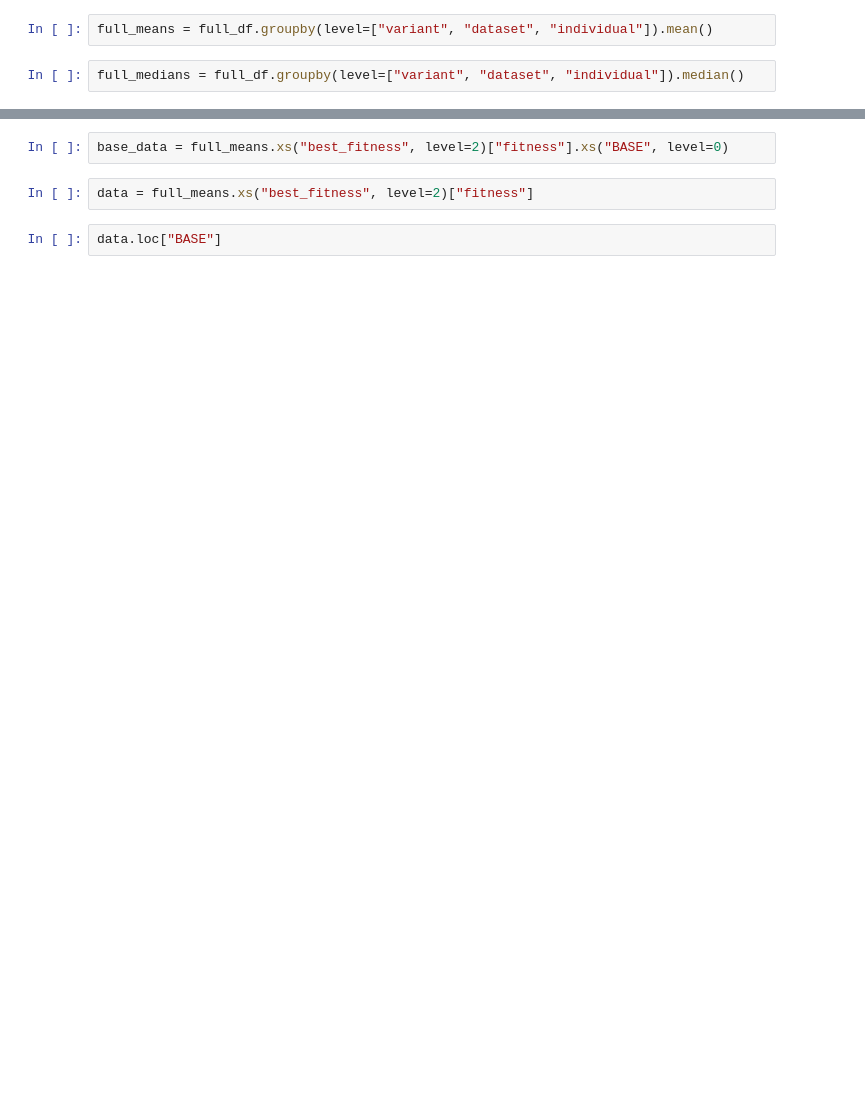
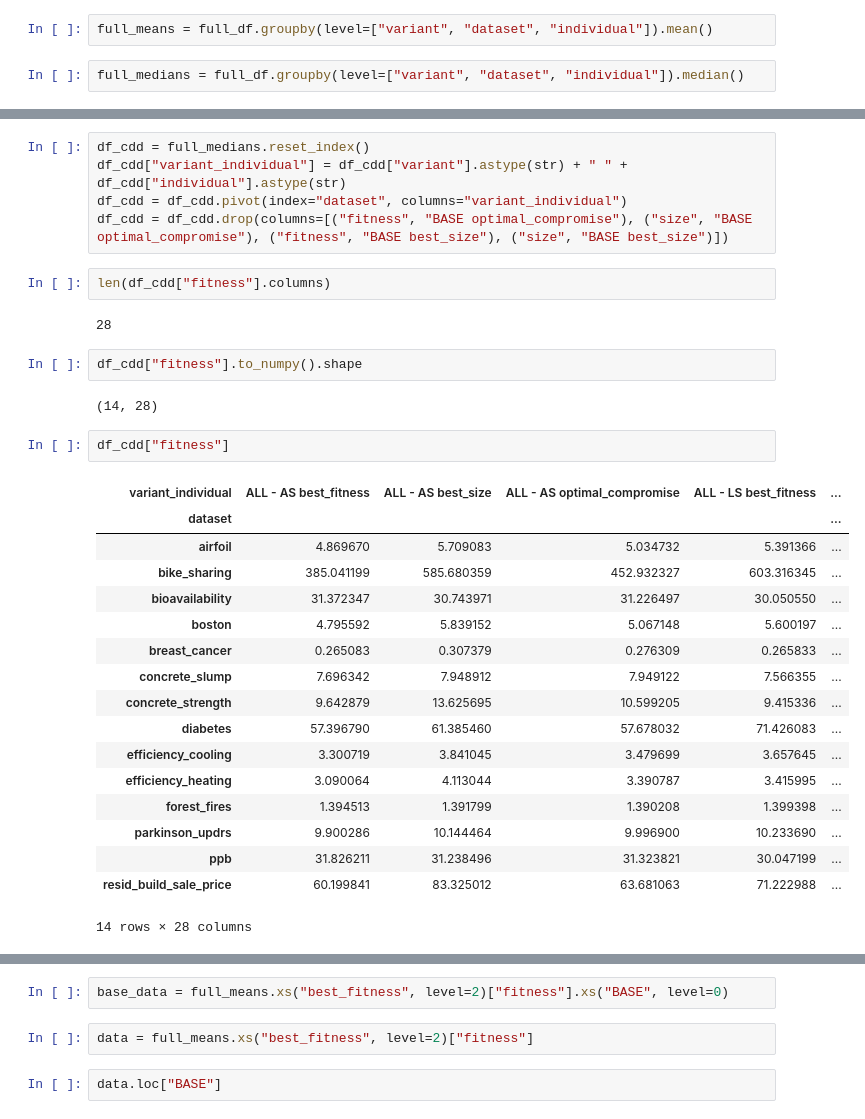
Before and after one commit to lachlanjs/species-ss-slim-gsgp, a Jupyter notebook: slim_gsgp/reproduce_test.ipynb, the cells around one changed output, grey strips where cells are left out. Cells and saved outputs as stored; diff of their text form; blank space fills up the shorter version.

```diff
--- a/slim_gsgp/reproduce_test.ipynb
+++ b/slim_gsgp/reproduce_test.ipynb
@@ -21,0 +80,33 @@ full_medians = full_df.groupby(level=["variant", "dataset", "individual"]).media
+# %%
+df_cdd = full_medians.reset_index()
+df_cdd["variant_individual"] = df_cdd["variant"].astype(str) + " " + df_cdd["individual"].astype(str)
+df_cdd = df_cdd.pivot(index="dataset", columns="variant_individual")
+df_cdd = df_cdd.drop(columns=[("fitness", "BASE optimal_compromise"), ("size", "BASE optimal_compromise"), ("fitness", "BASE best_size"), ("size", "BASE best_size")])
+# %%
+len(df_cdd["fitness"].columns)
+# %% [output]
+28
+# %%
+df_cdd["fitness"].to_numpy().shape
+# %% [output]
+(14, 28)
+# %%
+df_cdd["fitness"]
+# %% [output]
+| variant_individual | ALL - AS best_fitness | ALL - AS best_size | ALL - AS optimal_compromise | ALL - LS best_fitness | ... |
+| dataset |  |  |  |  | ... |
+| airfoil | 4.869670 | 5.709083 | 5.034732 | 5.391366 | ... |
+| bike_sharing | 385.041199 | 585.680359 | 452.932327 | 603.316345 | ... |
+| bioavailability | 31.372347 | 30.743971 | 31.226497 | 30.050550 | ... |
+| boston | 4.795592 | 5.839152 | 5.067148 | 5.600197 | ... |
+| breast_cancer | 0.265083 | 0.307379 | 0.276309 | 0.265833 | ... |
+| concrete_slump | 7.696342 | 7.948912 | 7.949122 | 7.566355 | ... |
+| concrete_strength | 9.642879 | 13.625695 | 10.599205 | 9.415336 | ... |
+| diabetes | 57.396790 | 61.385460 | 57.678032 | 71.426083 | ... |
+| efficiency_cooling | 3.300719 | 3.841045 | 3.479699 | 3.657645 | ... |
+| efficiency_heating | 3.090064 | 4.113044 | 3.390787 | 3.415995 | ... |
+| forest_fires | 1.394513 | 1.391799 | 1.390208 | 1.399398 | ... |
+| parkinson_updrs | 9.900286 | 10.144464 | 9.996900 | 10.233690 | ... |
+| ppb | 31.826211 | 31.238496 | 31.323821 | 30.047199 | ... |
+| resid_build_sale_price | 60.199841 | 83.325012 | 63.681063 | 71.222988 | ... |
+14 rows × 28 columns
```
Also changed, not shown: parts of 17 cells of this notebook, 32 other files.
